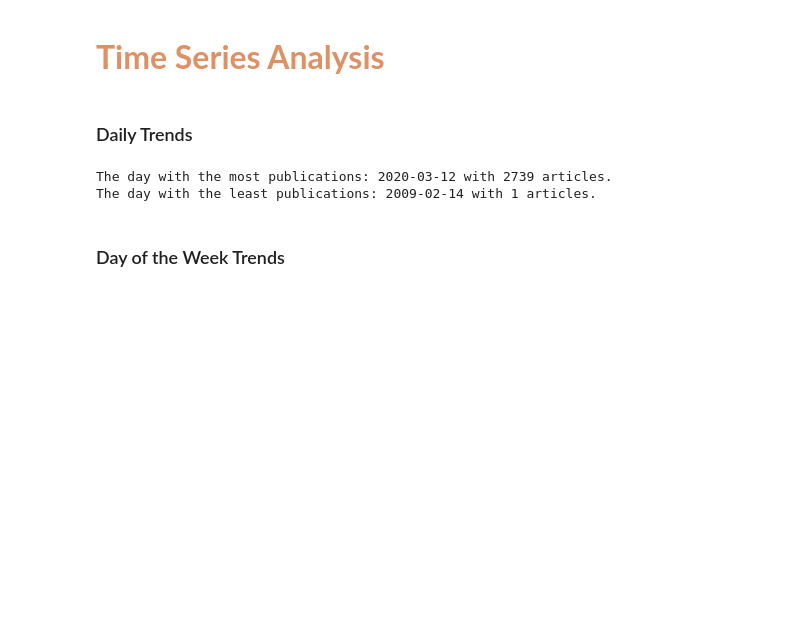
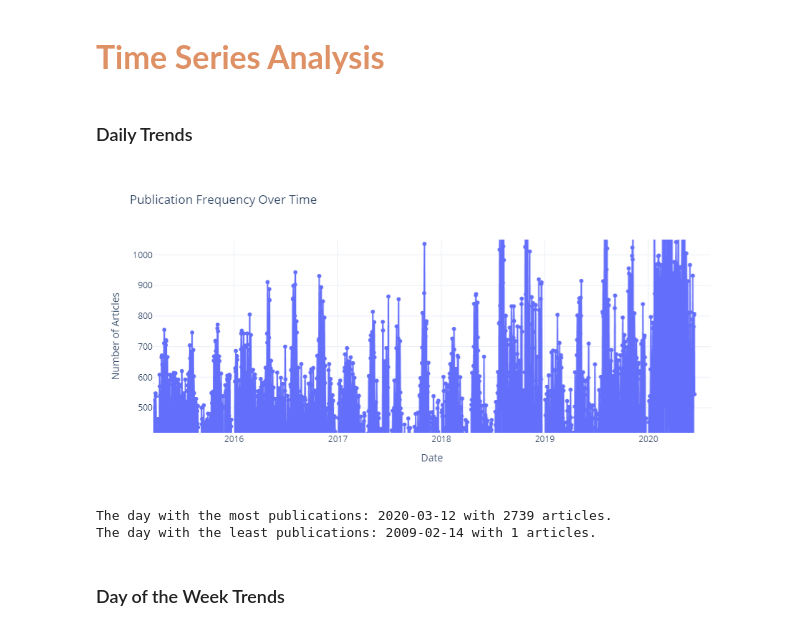
Before and after one commit to Naod-Demissie/Financial-News-and-Stock-Price-Analysis, a Jupyter notebook: notebooks/1_0_financial_news_analysis_EDA.ipynb, the cells around one changed output. Drawn from its saved outputs; the diff is of its cells as text; code cells hidden in the pictures; blank space fills up the shorter version.

Commit message:
fixed plotly plot issues

```diff
--- a/notebooks/1_0_financial_news_analysis_EDA.ipynb
+++ b/notebooks/1_0_financial_news_analysis_EDA.ipynb
@@ -815,6 +816,10 @@ fig.update_layout(
     xaxis_title="Date", yaxis_title="Number of Articles", template="plotly_white"
 )
 fig.show()
+# %%
+Image('C:/dev/Side-Projects/10 Acadamy/W1 Challange/Financial-News-and-Stock-Price-Analysis/assets/task-1/daily_trends.png')
+# %% [output]
+[figure, added]
 # %%
 # day with the most and least publications
 max_publication_date = publication_trend.loc[publication_trend['Article Count'].idxmax()]
```
Also changed, not shown: parts of 4 cells of this notebook.
